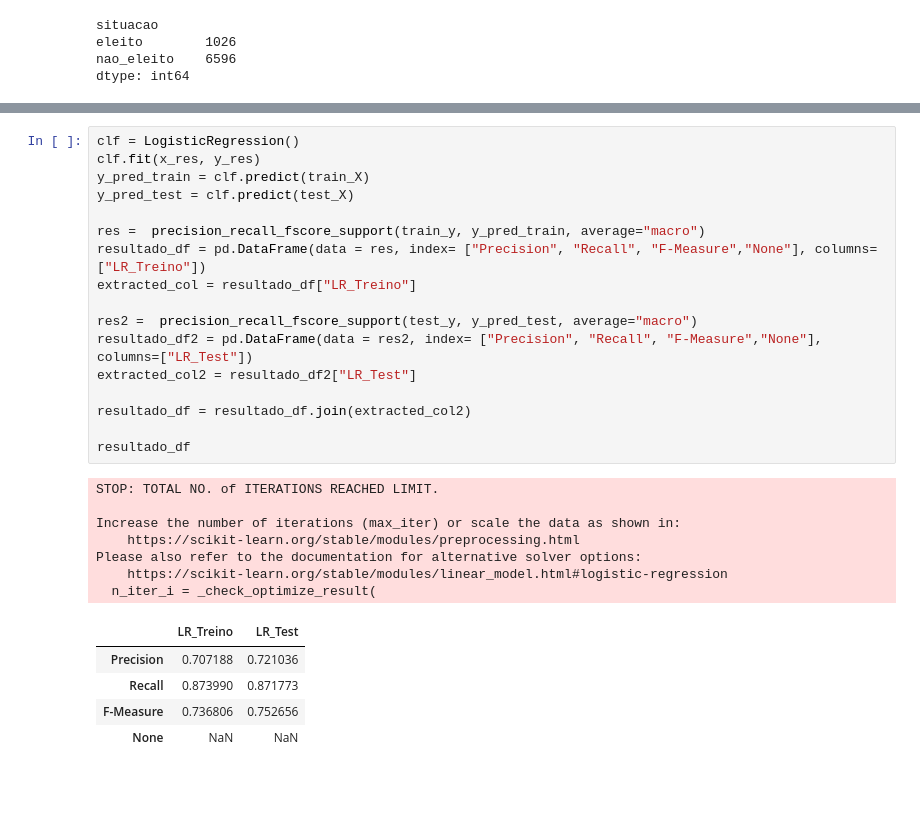
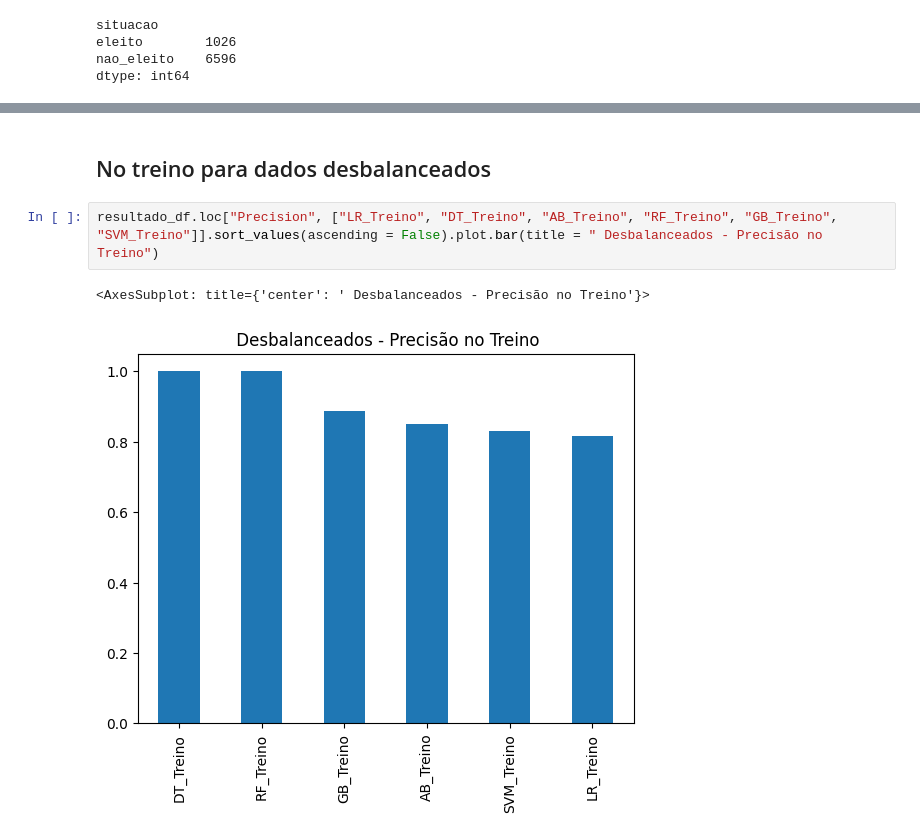
Before and after one commit to giseldo/previsao_eleicao_deputados, a Jupyter notebook: principal.ipynb, the cells around one changed output, grey strips where cells are left out. Cells and saved outputs as stored; diff of their text form; blank space fills up the shorter version.

```diff
--- a/principal.ipynb
+++ b/principal.ipynb
@@ -263,30 +226,7 @@ dtype: int64
-# %%
-clf = LogisticRegression()
-clf.fit(x_res, y_res)
-y_pred_train = clf.predict(train_X)
-y_pred_test = clf.predict(test_X)
-
-res =  precision_recall_fscore_support(train_y, y_pred_train, average="macro")
-resultado_df = pd.DataFrame(data = res, index= ["Precision", "Recall", "F-Measure","None"], columns=["LR_Treino"])
-extracted_col = resultado_df["LR_Treino"]
-
-res2 =  precision_recall_fscore_support(test_y, y_pred_test, average="macro")
-resultado_df2 = pd.DataFrame(data = res2, index= ["Precision", "Recall", "F-Measure","None"], columns=["LR_Test"])
-extracted_col2 = resultado_df2["LR_Test"]
-
-resultado_df = resultado_df.join(extracted_col2)
-
-resultado_df
-# %% [output]
-STOP: TOTAL NO. of ITERATIONS REACHED LIMIT.
-
-Increase the number of iterations (max_iter) or scale the data as shown in:
-    https://scikit-learn.org/stable/modules/preprocessing.html
-Please also refer to the documentation for alternative solver options:
-    https://scikit-learn.org/stable/modules/linear_model.html#logistic-regression
-  n_iter_i = _check_optimize_result(
-|  | LR_Treino | LR_Test |
-| Precision | 0.707188 | 0.721036 |
-| Recall | 0.873990 | 0.871773 |
-| F-Measure | 0.736806 | 0.752656 |
-| None | NaN | NaN |
+# %% [markdown]
+## No treino para dados desbalanceados
+# %%
+resultado_df.loc["Precision", ["LR_Treino", "DT_Treino", "AB_Treino", "RF_Treino", "GB_Treino", "SVM_Treino"]].sort_values(ascending = False).plot.bar(title = " Desbalanceados - Precisão no Treino")
+# %% [output]
+<AxesSubplot: title={'center': ' Desbalanceados - Precisão no Treino'}>
+[figure, added]
```
Also changed, not shown: parts of 67 cells of this notebook, 3 other files.
